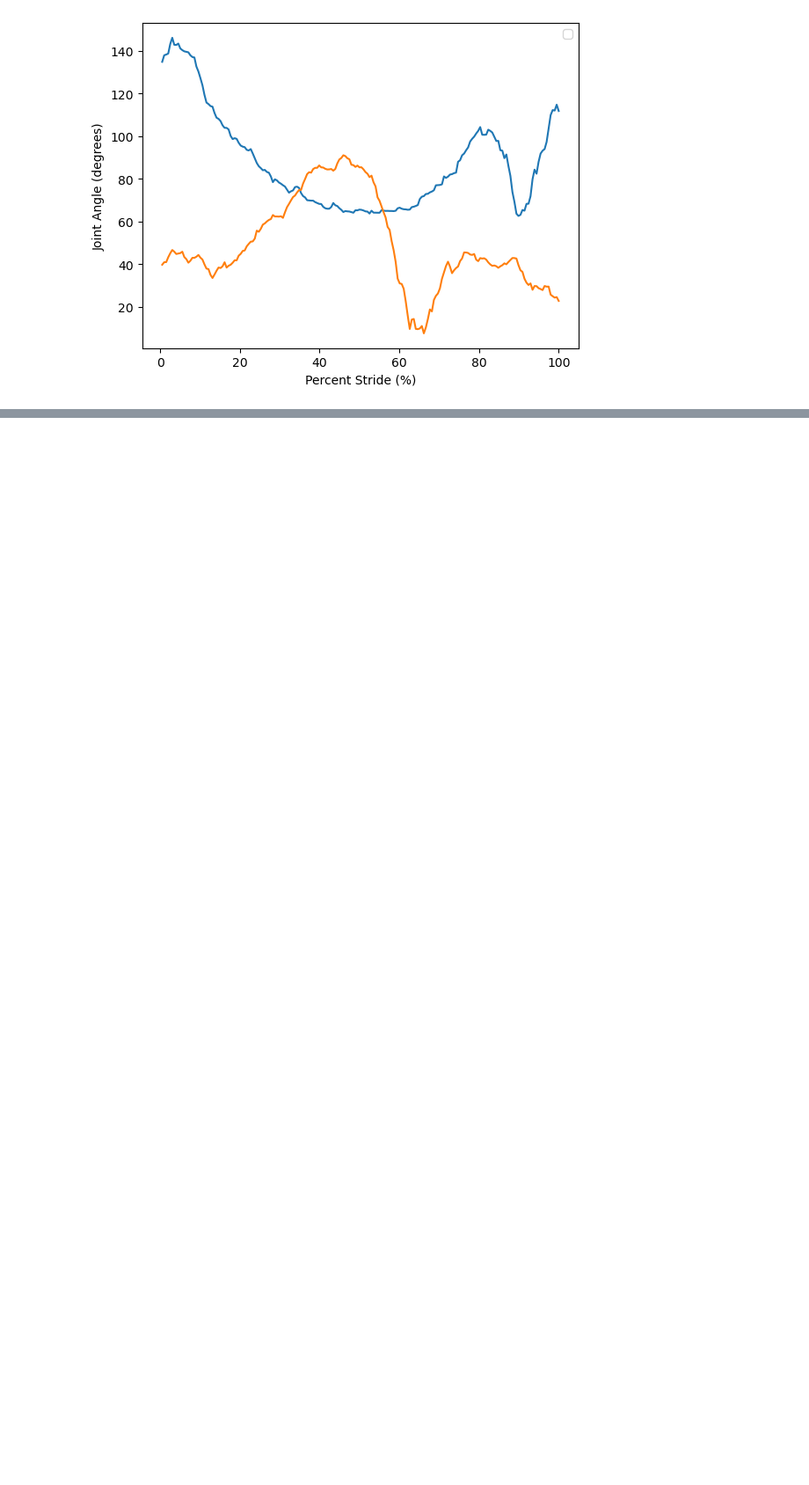
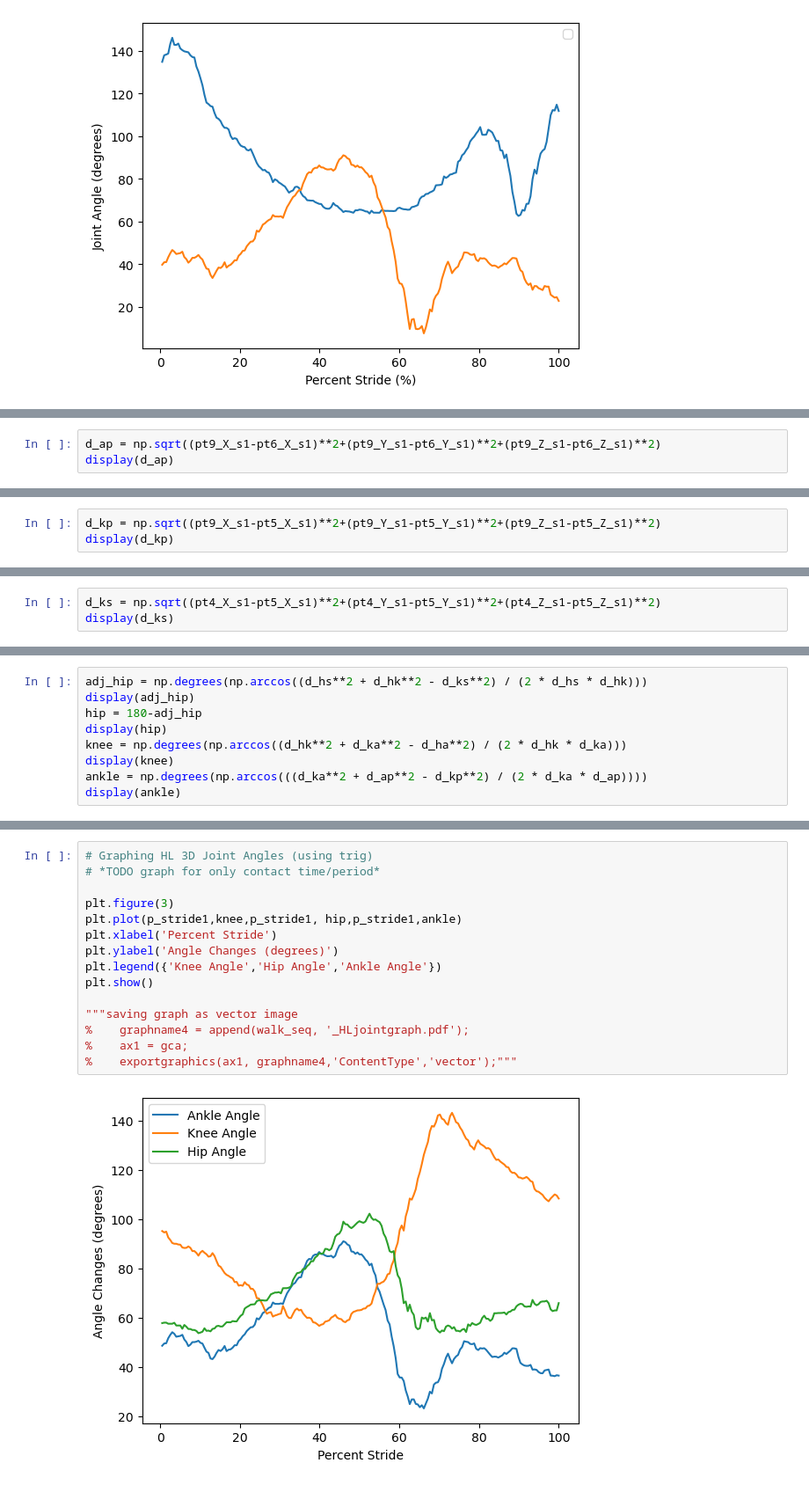
Before and after one commit to jfabiandub/walking_frog_force, a Jupyter notebook: walking_frog_force_script.ipynb, the cells around one changed output, grey strips where cells are left out. Shown at 88% size. Drawn from its saved outputs; the diff is of its cells as text; blank space fills up the shorter version.

```diff
--- a/walking_frog_force_script.ipynb
+++ b/walking_frog_force_script.ipynb
@@ -1500,0 +1584,3 @@ See: https://matplotlib.org/users/legend_guide.html#creating-artists-specificall
+# %%
+d_ap = np.sqrt((pt9_X_s1-pt6_X_s1)**2+(pt9_Y_s1-pt6_Y_s1)**2+(pt9_Z_s1-pt6_Z_s1)**2)
+display(d_ap)
@@ -1500,0 +1602,3 @@ See: https://matplotlib.org/users/legend_guide.html#creating-artists-specificall
+# %%
+d_kp = np.sqrt((pt9_X_s1-pt5_X_s1)**2+(pt9_Y_s1-pt5_Y_s1)**2+(pt9_Z_s1-pt5_Z_s1)**2)
+display(d_kp)
@@ -1500,0 +1620,3 @@ See: https://matplotlib.org/users/legend_guide.html#creating-artists-specificall
+# %%
+d_ks = np.sqrt((pt4_X_s1-pt5_X_s1)**2+(pt4_Y_s1-pt5_Y_s1)**2+(pt4_Z_s1-pt5_Z_s1)**2)
+display(d_ks)
@@ -1500,0 +1652,9 @@ See: https://matplotlib.org/users/legend_guide.html#creating-artists-specificall
+# %%
+adj_hip = np.degrees(np.arccos((d_hs**2 + d_hk**2 - d_ks**2) / (2 * d_hs * d_hk)))
+display(adj_hip)
+hip = 180-adj_hip
+display(hip)
+knee = np.degrees(np.arccos((d_hk**2 + d_ka**2 - d_ha**2) / (2 * d_hk * d_ka)))
+display(knee)
+ankle = np.degrees(np.arccos(((d_ka**2 + d_ap**2 - d_kp**2) / (2 * d_ka * d_ap))))
+display(ankle)
@@ -1500,0 +1710,17 @@ See: https://matplotlib.org/users/legend_guide.html#creating-artists-specificall
+# %%
+# Graphing HL 3D Joint Angles (using trig)
+# *TODO graph for only contact time/period*
+
+plt.figure(3)
+plt.plot(p_stride1,knee,p_stride1, hip,p_stride1,ankle)
+plt.xlabel('Percent Stride')
+plt.ylabel('Angle Changes (degrees)')
+plt.legend({'Knee Angle','Hip Angle','Ankle Angle'})
+plt.show()
+
+"""saving graph as vector image
+%    graphname4 = append(walk_seq, '_HLjointgraph.pdf');
+%    ax1 = gca;
+%    exportgraphics(ax1, graphname4,'ContentType','vector');"""
+# %% [output]
+[figure, added]
```
Also changed, not shown: parts of 46 cells of this notebook.
